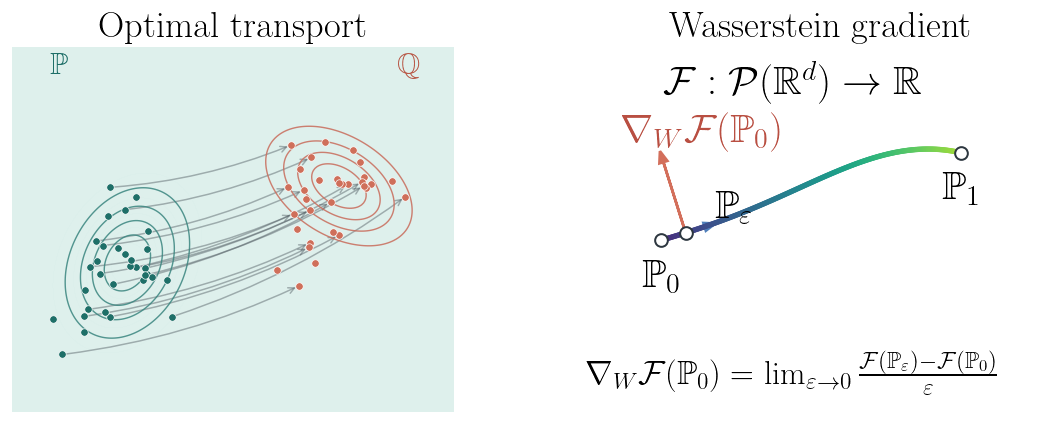
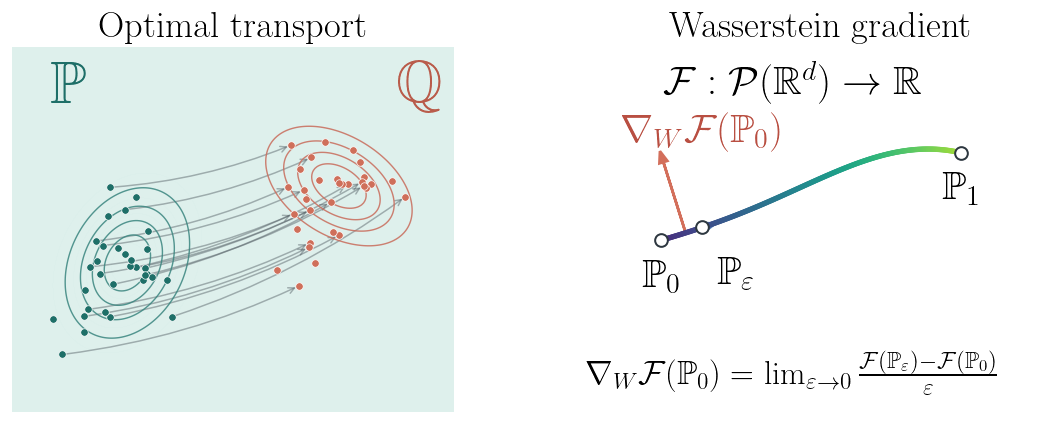
Unified diff of the notebook cell whose output changed from the first chart to the second:
--- before
+++ after
@@ -63,6 +63,6 @@
 axs[0].scatter(source[:, 0], source[:, 1], s=20, c="#1e6f68", edgecolors="white", linewidths=0.4, zorder=3)
 axs[0].scatter(target[:, 0], target[:, 1], s=20, c="#cf6f5a", edgecolors="white", linewidths=0.4, zorder=3)
-axs[0].text(-1.95, 1.62, r"$\mathbb{P}$", color="#1e6f68", fontsize=36)
-axs[0].text(1.65, 1.62, r"$\mathbb{Q}$", color="#b95c4b", fontsize=36)
+axs[0].text(-1.95, 1.32, r"$\mathbb{P}$", color="#1e6f68", fontsize=36)
+axs[0].text(1.65, 1.32, r"$\mathbb{Q}$", color="#b95c4b", fontsize=36)
 axs[0].set_title("Optimal transport")
 axs[0].set_xlim(-2.35, 2.25)
@@ -79,5 +79,5 @@
 axs[1].add_collection(LineCollection(segments, colors=colors, linewidths=3.2, capstyle="round"))
 
-for tau, label, dx, dy in [(0.0, r"$\mathbb{P}_{0}$", 0.0, -0.34), (0.06, r"$\mathbb{P}_{\varepsilon}$", 0.46, 0.24), (0.72, r"$\mathbb{P}_{1}$", 0.0, -0.34)]:
+for tau, label, dx, dy in [(0.0, r"$\mathbb{P}_{0}$", 0.0, -0.34), (0.10, r"$\mathbb{P}_{\varepsilon}$", 0.32, -0.44), (0.72, r"$\mathbb{P}_{1}$", 0.0, -0.34)]:
     x = curve_x0 + curve_speed * tau
     y = 0.68 * np.sin(np.pi * (tau - 0.05)) - 0.15 * np.sin(2 * np.pi * tau)

Commit: update